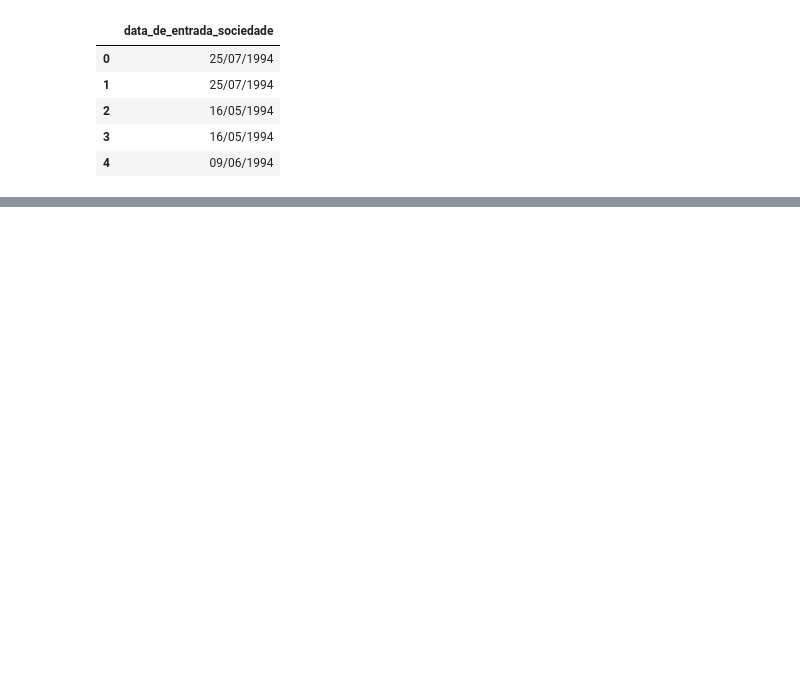
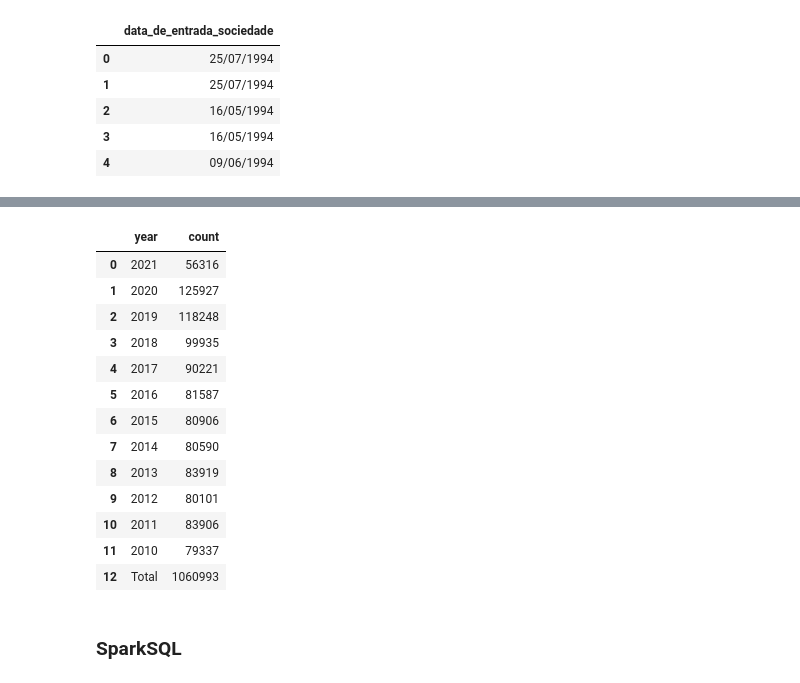
Before and after one commit to MBrugnaroto/Data-Engineering-Studies, a Jupyter notebook: apache-spark/code/data-pipeline.ipynb, the cells around one changed output, grey strips where cells are left out. Saved outputs shown, nothing was run; the diff lists cells and outputs as text; code cells hidden in the pictures; blank space fills up the shorter version.

Commit message:
feact: created template view to use SparkSQL

```diff
--- a/apache-spark/code/data-pipeline.ipynb
+++ b/apache-spark/code/data-pipeline.ipynb
@@ -224,0 +439,8 @@ df_partners.select('data_de_entrada_sociedade').limit(5).toPandas()
+# %%
+count = df_partners \
+        .select(year(to_date('data_de_entrada_sociedade', 'dd/MM/yyyy')).alias('year')) \
+        .where('year >= 2010') \
+        .groupBy('year') \
+        .count() \
+        .orderBy('year', ascending=False)
+count.toPandas()
@@ -224,0 +461,23 @@ df_partners.select('data_de_entrada_sociedade').limit(5).toPandas()
+# %%
+count.union(
+    count.select(
+        func.lit('Total'),
+        func.sum('count'))
+).toPandas()
+# %% [output]
+|  | year | count |
+| 0 | 2021 | 56316 |
+| 1 | 2020 | 125927 |
+| 2 | 2019 | 118248 |
+| 3 | 2018 | 99935 |
+| 4 | 2017 | 90221 |
+| 5 | 2016 | 81587 |
+| 6 | 2015 | 80906 |
+| 7 | 2014 | 80590 |
+| 8 | 2013 | 83919 |
+| 9 | 2012 | 80101 |
+| 10 | 2011 | 83906 |
+| 11 | 2010 | 79337 |
+| 12 | Total | 1060993 |
+# %% [markdown]
+### SparkSQL
```
Also changed, not shown: parts of 29 cells of this notebook.
